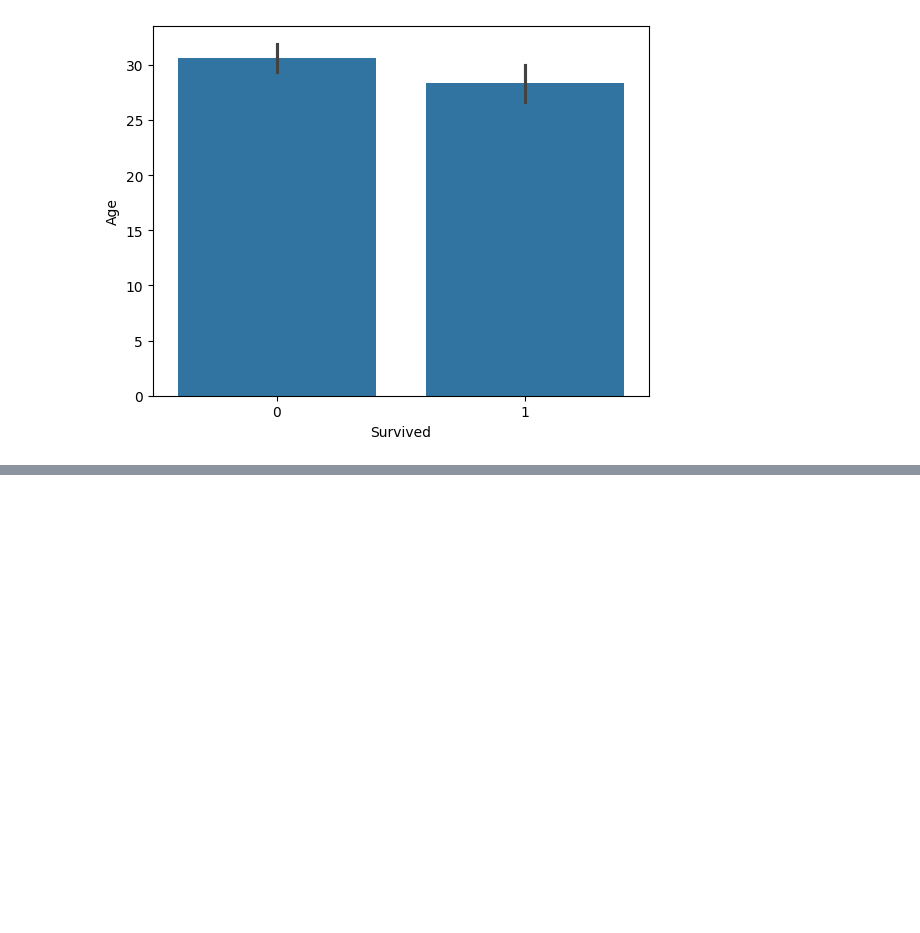
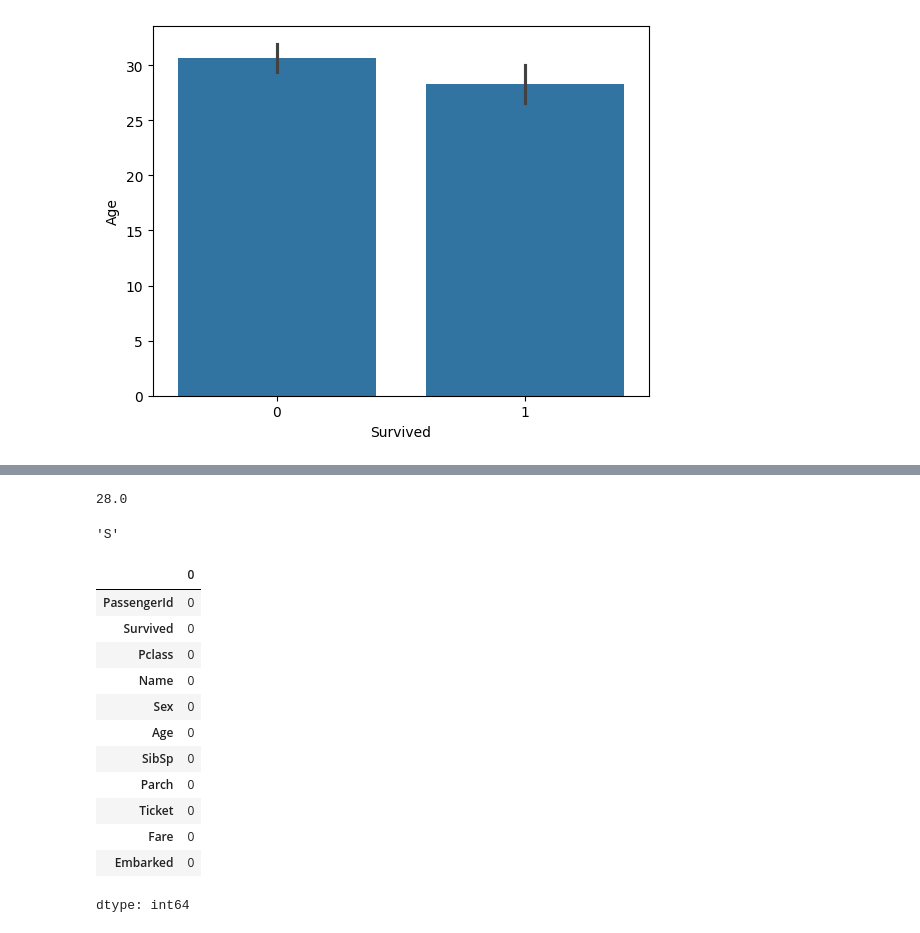
Before and after one commit to ashraf-abdalghani/mycolab, a Jupyter notebook: Titanic_.ipynb, the cells around one changed output, grey strips where cells are left out. Cells and saved outputs as stored; diff of their text form; code cells hidden in the pictures; blank space fills up the shorter version.

```diff
--- a/Titanic_.ipynb
+++ b/Titanic_.ipynb
@@ -125,0 +145,28 @@ sns.barplot(x='Survived', y='Age', data=df)
+# %%
+df['Age'].fillna(df['Age'].median(),inplace=True)
+df['Age'].median()
+# %% [output]
+28.0
+# %%
+df['Embarked'].fillna(df['Embarked'].mode()[0],inplace=True)
+df['Embarked'].mode()[0]
+# %% [output]
+'S'
+# %%
+df.drop('Cabin',axis=1,inplace=True)
+# %%
+df.isnull().sum()
+# %% [output]
+|  | 0 |
+| PassengerId | 0 |
+| Survived | 0 |
+| Pclass | 0 |
+| Name | 0 |
+| Sex | 0 |
+| Age | 0 |
+| SibSp | 0 |
+| Parch | 0 |
+| Ticket | 0 |
+| Fare | 0 |
+| Embarked | 0 |
+dtype: int64
```
Also changed, not shown: parts of 4 cells of this notebook.
